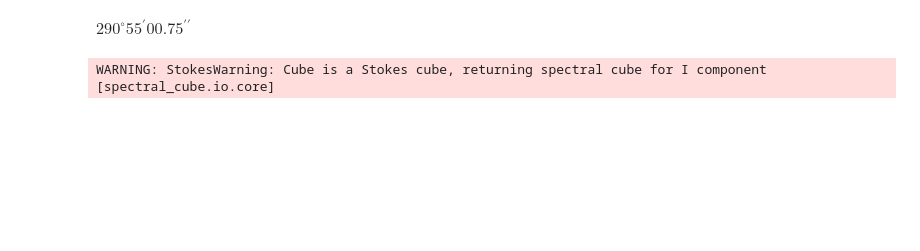
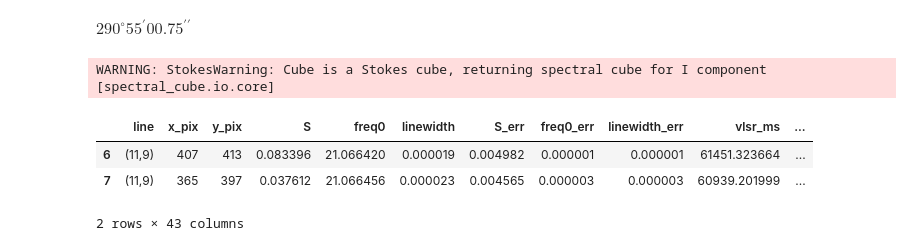
Before and after one commit to GalagaBits/W51-Masers-and-Starforming-Regions, a Jupyter notebook: notebooks/overplot_h2o_nh3_ver3.ipynb, the cells around one changed output. Saved outputs shown, nothing was run; the diff lists cells and outputs as text; code cells hidden in the pictures; blank space fills up the shorter version.

```diff
--- a/notebooks/overplot_h2o_nh3_ver3.ipynb
+++ b/notebooks/overplot_h2o_nh3_ver3.ipynb
@@ -85,3 +90,10 @@ masers = pd.read_csv('water_masers_imai.csv')
+# %%
+masers_ammonia
+# %% [output]
+|  | line | x_pix | y_pix | S | freq0 | linewidth | S_err | freq0_err | linewidth_err | vlsr_ms | ... |
+| 6 | (11,9) | 407 | 413 | 0.083396 | 21.066420 | 0.000019 | 0.004982 | 0.000001 | 0.000001 | 61451.323664 | ... |
+| 7 | (11,9) | 365 | 397 | 0.037612 | 21.066456 | 0.000023 | 0.004565 | 0.000003 | 0.000003 | 60939.201999 | ... |
+2 rows × 43 columns
 # %%
 plt.rcParams['figure.dpi'] = 400
 plt.rcParams['savefig.dpi'] = 400
```
Also changed, not shown: parts of 7 cells of this notebook, 3 other files.
